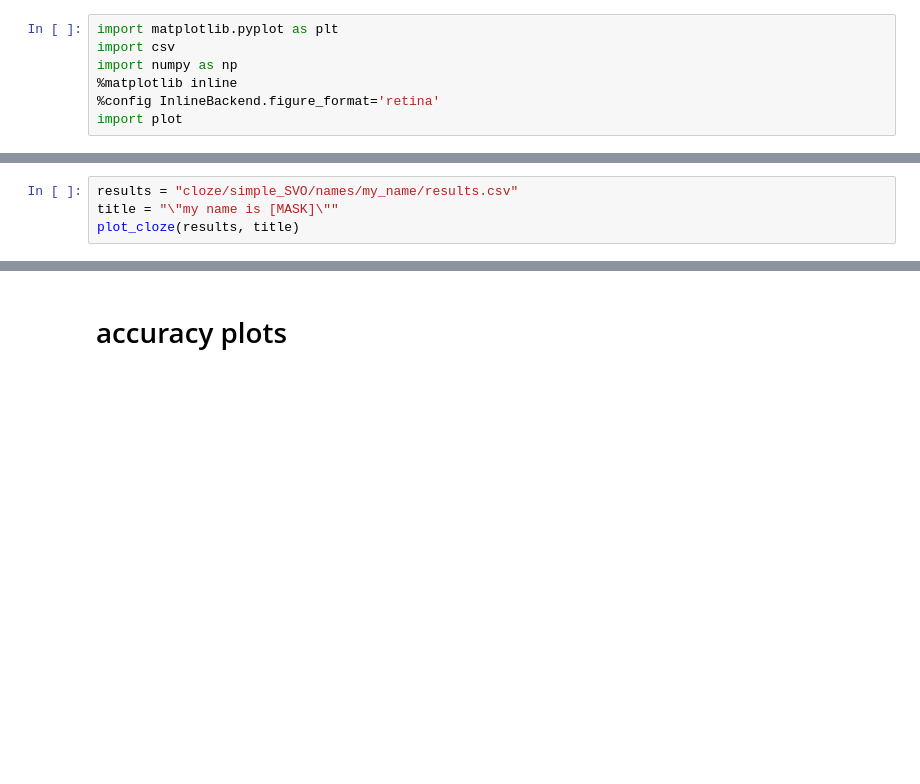
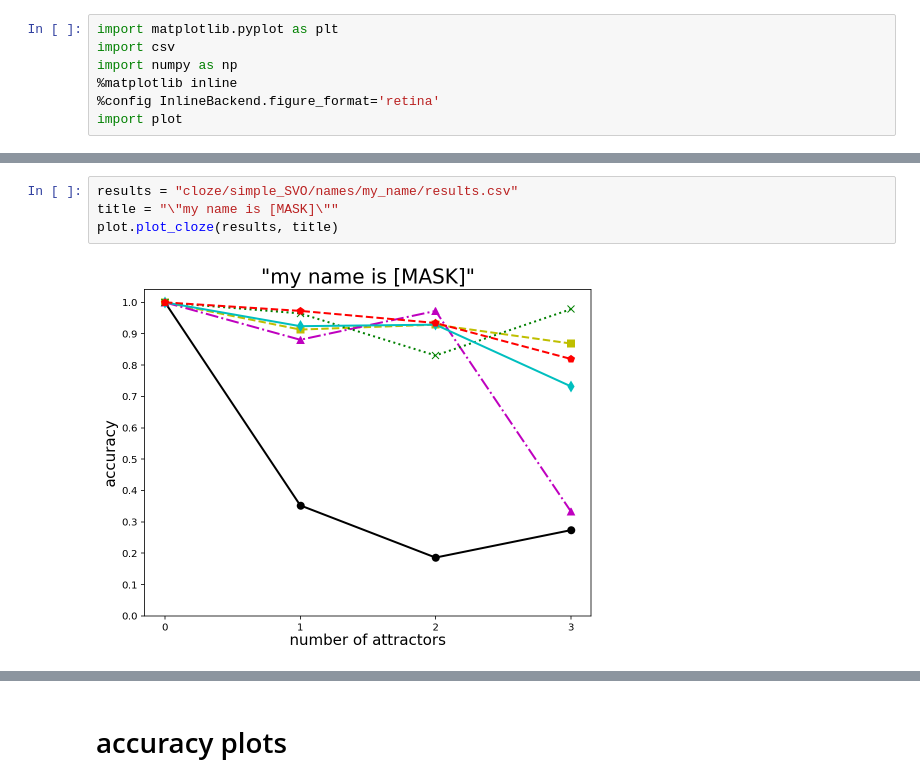
Before and after one commit to harry-tian/nlp_project_STON, a Jupyter notebook: plot.ipynb, the cells around one changed output, grey strips where cells are left out. Saved outputs shown, nothing was run; the diff lists cells and outputs as text; blank space fills up the shorter version.

```diff
--- a/plot.ipynb
+++ b/plot.ipynb
@@ -16,7 +25,9 @@ plot_cloze(results, title)
 # %%
 results = "cloze/simple_SVO/names/my_name/results.csv"
 title = "\"my name is [MASK]\""
-plot_cloze(results, title)
+plot.plot_cloze(results, title)
+# %% [output]
+[figure, added]
 # %%
 results = "cloze/simple_SVO/names/your_name/results.csv"
 title = "\"your name is [MASK]\""
```
Also changed, not shown: parts of 5 cells of this notebook, 5 other files.
